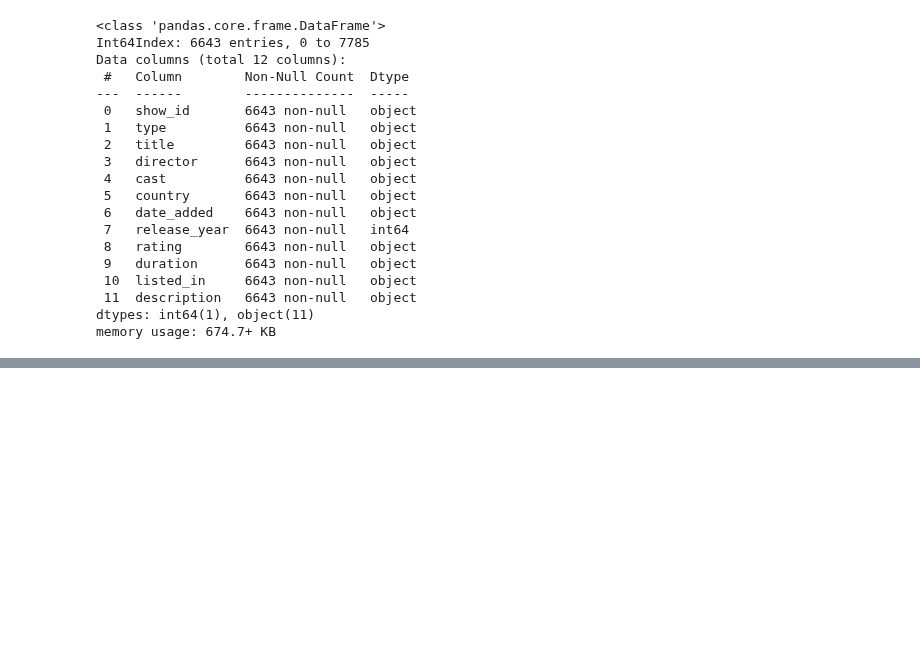
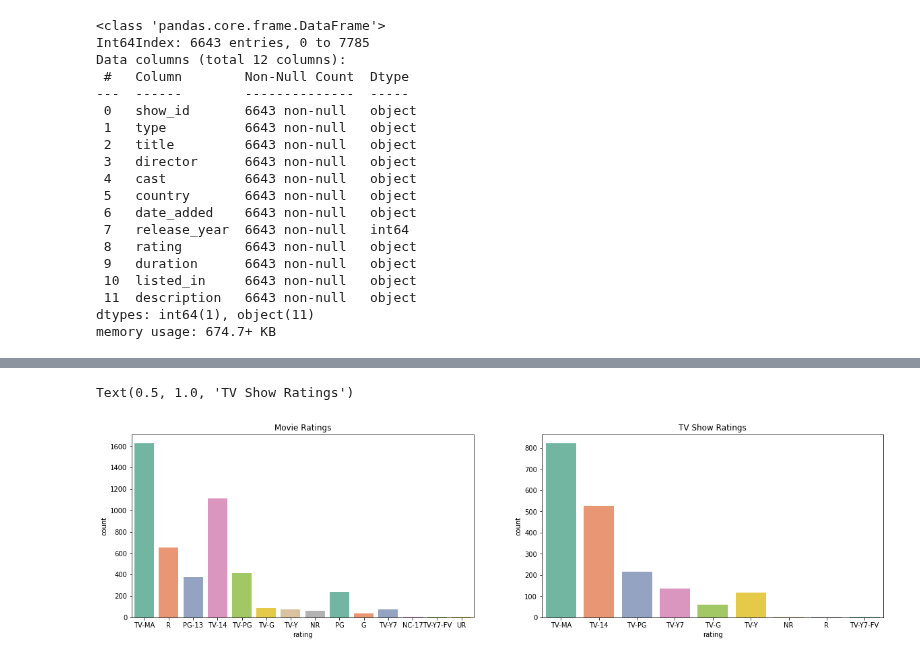
Before and after one commit to xanasa14/MLImplementations, a Jupyter notebook: NetflixVisualization.ipynb, the cells around one changed output, grey strips where cells are left out. Cells and saved outputs as stored; diff of their text form; code cells hidden in the pictures; blank space fills up the shorter version.

```diff
--- a/NetflixVisualization.ipynb
+++ b/NetflixVisualization.ipynb
@@ -57,0 +120,7 @@ nf.loc[~nf.rating.isin(["Adult","Teen"]),"rating"]="All Ages"
+# %%
+fig,axes=plt.subplots(1,2,figsize=(20,5))
+sns.countplot(ax=axes[0],x=nf_movie.rating,palette="Set2").set_title("Movie Ratings")
+sns.countplot(ax=axes[1],x=nf_tv.rating,palette="Set2").set_title("TV Show Ratings")
+# %% [output]
+Text(0.5, 1.0, 'TV Show Ratings')
+[figure, added]
```
Also changed, not shown: parts of 8 cells of this notebook.
